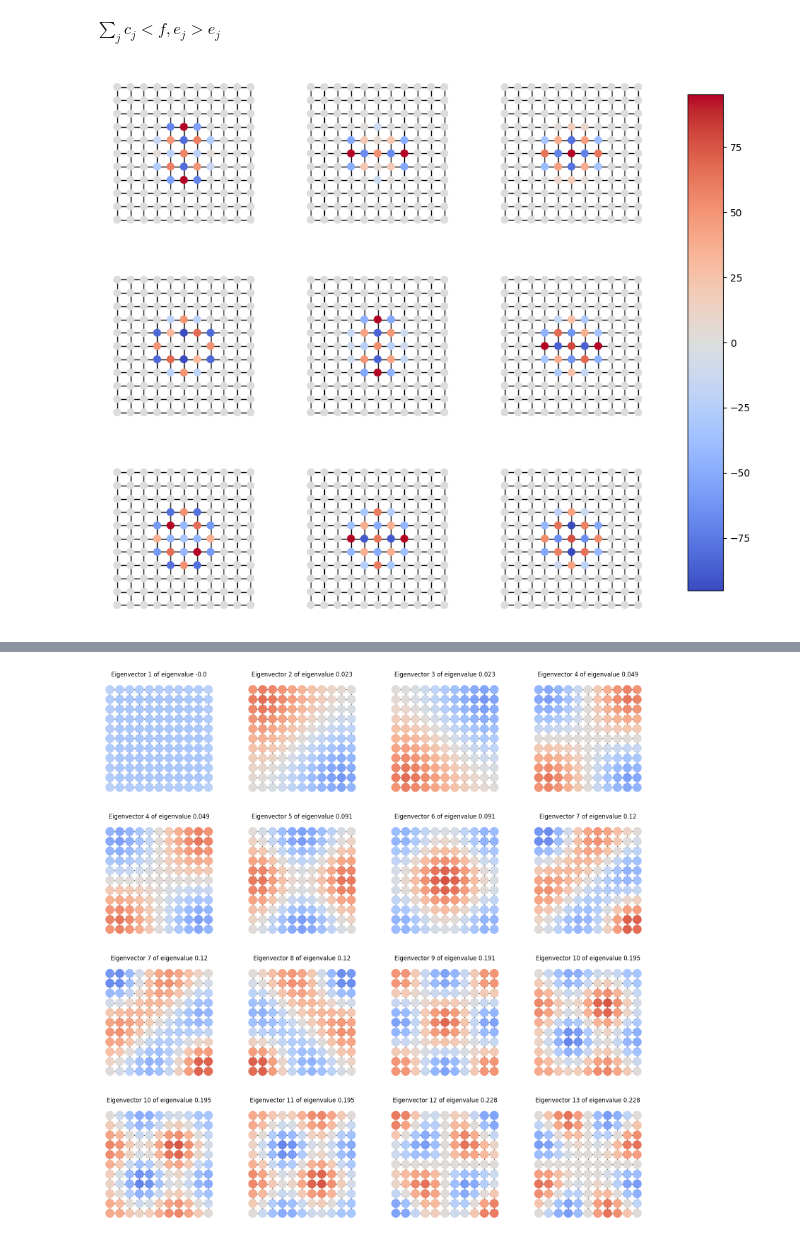
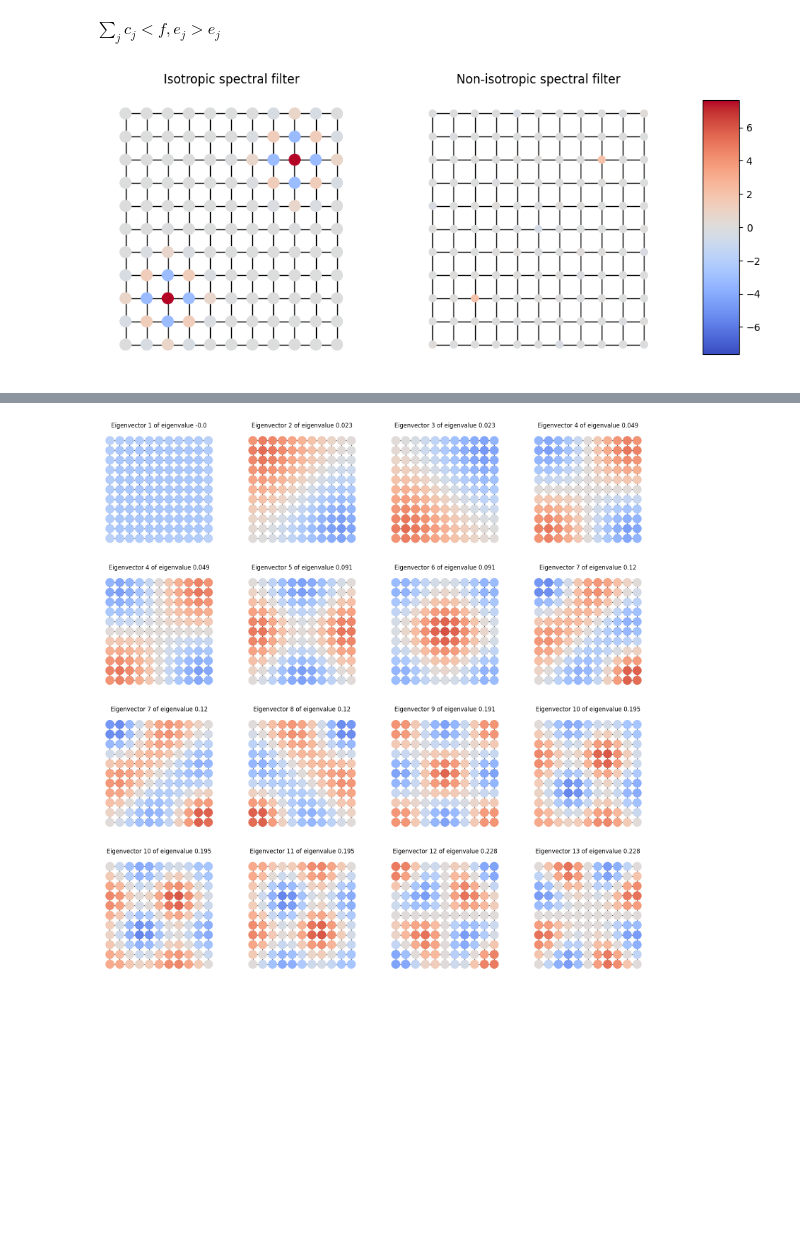
Before and after one commit to GuyLevavi/math_gnn_project, a Jupyter notebook: code/isotropic_and_anisotropic.ipynb, the cells around one changed output, grey strips where cells are left out. Drawn from its saved outputs; the diff is of its cells as text; code cells hidden in the pictures; blank space fills up the shorter version.

```diff
--- a/code/notebook.ipynb
+++ b/code/isotropic_and_anisotropic.ipynb
@@ -193,52 +195,48 @@ $\sum_j c_j <f,e_j> e_j$
 # %%
 # np.random.seed(0)
 # create a random orthogonal matrix
 # Q = ortho_group.rvs(dim=n) # entirely random orthogonal matrix of size n
 # Q, multiplicities = construct_block_diagonal_ortho(eigenvalues) # block diagonal orthogonal matrix of size n, blocks of size corresponding to eigenvalue multiplicities
 D_iso = np.diag(g(eigenvalues, 1, 1, 1, 1, 1))
 # Q_shear = shear_across_blocks(Q, multiplicities)
 # random_zeroes_ones = np.diag(np.random.randint(0, 2, len(eigenvalues)))
 
 
+omega = 0.5
+func = lambda x: (np.sin(omega*x) + 2)
+D_non_iso = np.diag(func(np.arange(len(eigenvalues)) + 1))
+# D_non_iso = np.diag(np.random.normal(0, 1, len(eigenvalues))) * D_iso
 
-omega = 0.5
-func = lambda x: x*(np.sin(omega*x) + 2)
-# D_non_iso = np.diag(func(np.arange(len(eigenvalues)) + 1))
-D_non_iso = np.diag(np.random.normal(0, 50, len(eigenvalues))) * D_iso
+Q, multiplicities = construct_block_diagonal_ortho(eigenvalues)
 
-# num_Q = 9
-fig, axes = plt.subplots(3, 3, figsize=(10, 10))
-for ax in axes.flatten():
-    Q, multiplicities = construct_block_diagonal_ortho(eigenvalues)
+isotropic_spectral_filter = eigenvectors @ D_iso @ eigenvectors.T
+non_isotropic_spectral_filter = eigenvectors @ Q @ D_non_iso @ Q.T @ eigenvectors.T # IS THE SAME AS ISOTROPIC WHEN Q IS CONSTRUCTED LIKE WE SUGGESTED
+# non_isotropic_spectral_filter = eigenvectors @ D_non_iso @ eigenvectors.T
 
-    isotropic_spectral_filter = eigenvectors @ D_iso @ eigenvectors.T
-    non_isotropic_spectral_filter = eigenvectors @ Q @ D_non_iso @ Q.T @ eigenvectors.T # IS THE SAME AS ISOTROPIC WHEN Q IS CONSTRUCTED LIKE WE SUGGESTED
-    # non_isotropic_spectral_filter = eigenvectors @ D_non_iso @ eigenvectors.T
+output_iso = isotropic_spectral_filter @ x.numpy()
+mask_iso = np.abs(output_iso) > 0.2
+output_non_iso = non_isotropic_spectral_filter @ x.numpy()
+masked_output_non_iso = output_non_iso * mask_iso
+# visualize the output
 
-    output_iso = isotropic_spectral_filter @ x.numpy()
-    mask_iso = np.abs(output_iso) > 0.2
-    output_non_iso = non_isotropic_spectral_filter @ x.numpy()
-    masked_output_non_iso = output_non_iso * mask_iso
-    # visualize the output
+# print(np.min(output_iso), np.max(output_iso))
+# print(np.min(masked_output_non_iso), np.max(masked_output_non_iso))
 
-    # print(np.min(output_iso), np.max(output_iso))
-    # print(np.min(masked_output_non_iso), np.max(masked_output_non_iso))
+fig, ax = plt.subplots(1, 2, figsize=(10, 5))
 
-    # fig, ax = plt.subplots(1, 2, figsize=(10, 5))
+bound = np.max([np.max(np.abs(output_iso)), np.max(np.abs(masked_output_non_iso))])
 
-    bound = np.max([np.max(np.abs(output_iso)), np.max(np.abs(masked_output_non_iso))])
-
-    # nx.draw(grid, pos=pos, node_color=output_iso, with_labels=False, cmap="coolwarm", vmin=-bound, vmax=bound, ax=ax[0], node_size=80)
-    # ax[0].set_title('Isotropic spectral filter')
-    nx.draw(grid, pos=pos, node_color=masked_output_non_iso, with_labels=False, cmap="coolwarm", vmin=-bound, vmax=bound, ax=ax, node_size=50)
-    # ax.set_title('Non-isotropic spectral filter')
+nx.draw(grid, pos=pos, node_color=output_iso, with_labels=False, cmap="coolwarm", vmin=-bound, vmax=bound, ax=ax[0], node_size=120)
+ax[0].set_title('Isotropic spectral filter')
+nx.draw(grid, pos=pos, node_color=output_non_iso, with_labels=False, cmap="coolwarm", vmin=-bound, vmax=bound, ax=ax[1], node_size=50)
+ax[1].set_title('Non-isotropic spectral filter')
 
 # colorbar
 sm = plt.cm.ScalarMappable(cmap="coolwarm", norm=plt.Normalize(vmin=-bound, vmax=bound))
 sm.set_array([])
 # add a custom small axis for the colorbar
 cbar_ax = fig.add_axes([0.95, 0.15, 0.05, 0.7])
 fig.colorbar(sm, cax=cbar_ax)
 plt.show()
 # %% [output]
-[figure, old version]
+[figure, new version]
```
Also changed, not shown: parts of 3 cells of this notebook, 3 other files.
